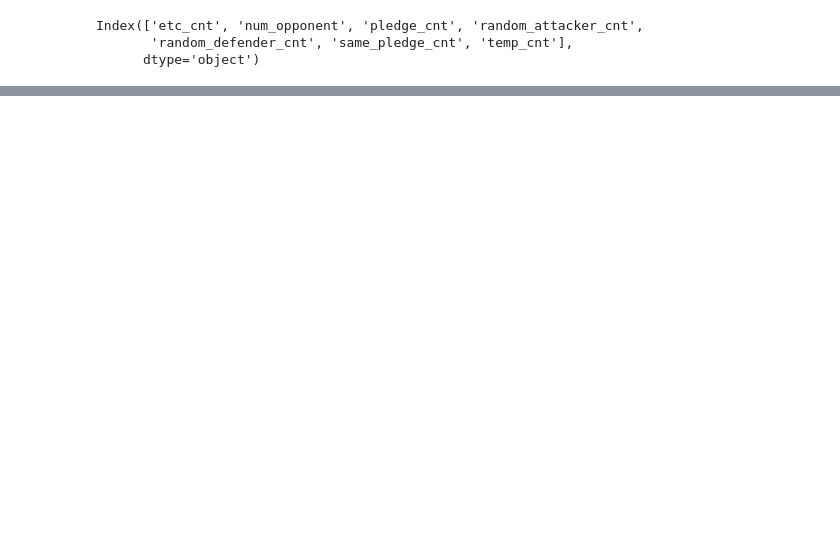
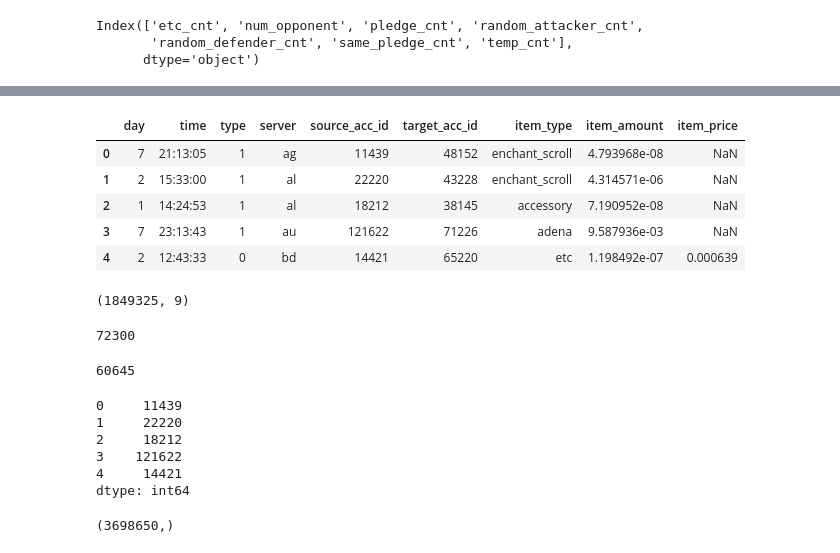
Before and after one commit to mullin-2019bigcontest/Mullin, a Jupyter notebook: Network Analysis.ipynb, the cells around one changed output, grey strips where cells are left out. Drawn from its saved outputs; the diff is of its cells as text; code cells hidden in the pictures; blank space fills up the shorter version.

```diff
--- a/Network Analysis.ipynb
+++ b/Network Analysis.ipynb
@@ -408,0 +442,37 @@ Index(['etc_cnt', 'num_opponent', 'pledge_cnt', 'random_attacker_cnt',
+# %%
+# We are interested in 'character' information : drop char id
+trade_network = trade_network.drop(columns=['source_char_id','target_char_id'])
+trade_network.head()
+# %% [output]
+|  | day | time | type | server | source_acc_id | target_acc_id | item_type | item_amount | item_price |
+| 0 | 7 | 21:13:05 | 1 | ag | 11439 | 48152 | enchant_scroll | 4.793968e-08 | NaN |
+| 1 | 2 | 15:33:00 | 1 | al | 22220 | 43228 | enchant_scroll | 4.314571e-06 | NaN |
+| 2 | 1 | 14:24:53 | 1 | al | 18212 | 38145 | accessory | 7.190952e-08 | NaN |
+| 3 | 7 | 23:13:43 | 1 | au | 121622 | 71226 | adena | 9.587936e-03 | NaN |
+| 4 | 2 | 12:43:33 | 0 | bd | 14421 | 65220 | etc | 1.198492e-07 | 0.000639 |
+# %%
+trade_network.shape
+# %% [output]
+(1849325, 9)
+# %%
+trade_network['target_acc_id'].nunique()
+# %% [output]
+72300
+# %%
+trade_network['source_acc_id'].nunique()
+# %% [output]
+60645
+# %%
+trade_acc_id = pd.concat([trade_network['source_acc_id'],trade_network['target_acc_id']])
+trade_acc_id.head()
+# %% [output]
+0     11439
+1     22220
+2     18212
+3    121622
+4     14421
+dtype: int64
+# %%
+trade_acc_id.shape
+# %% [output]
+(3698650,)
```
Also changed, not shown: parts of 20 cells of this notebook, 4 other files.
